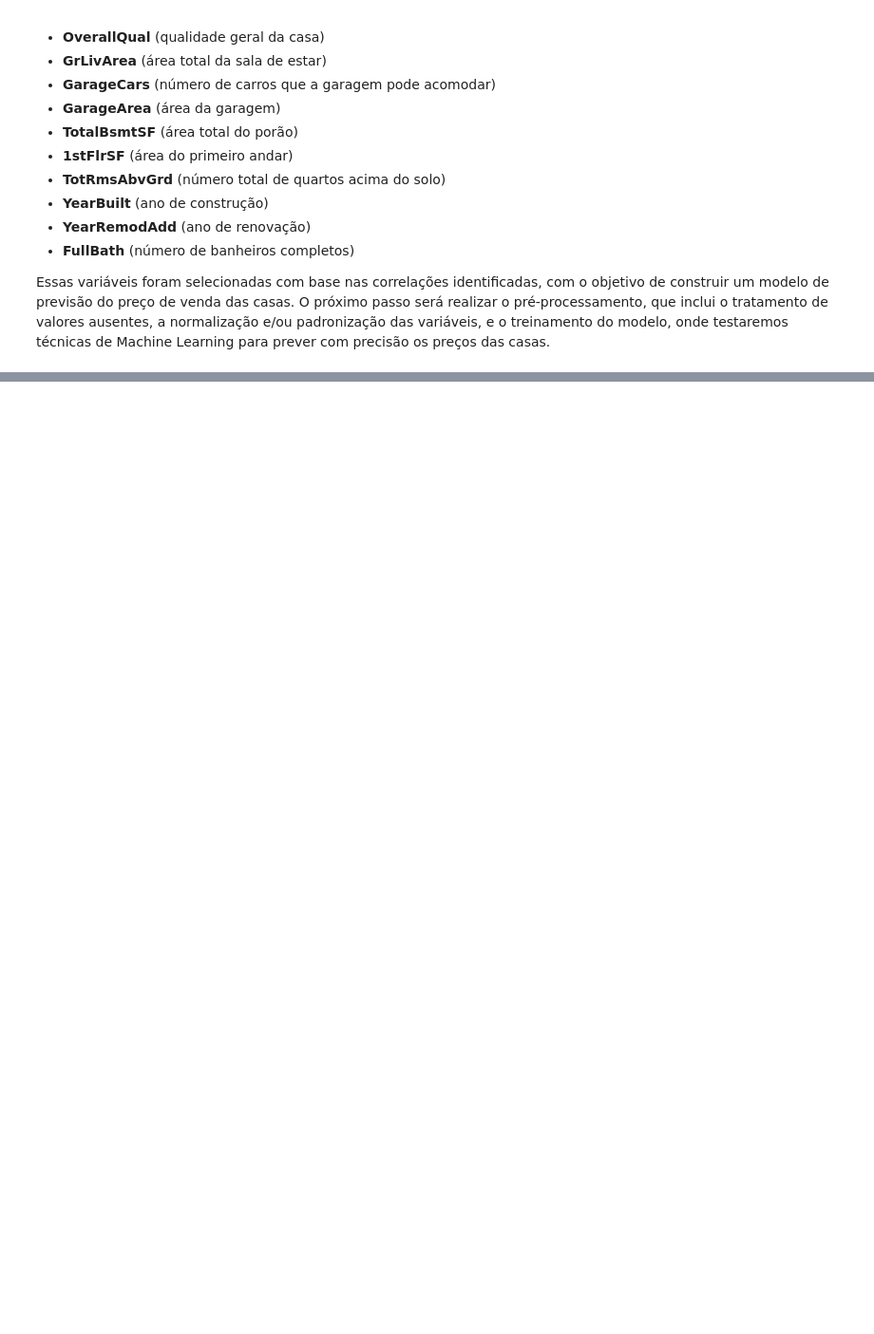
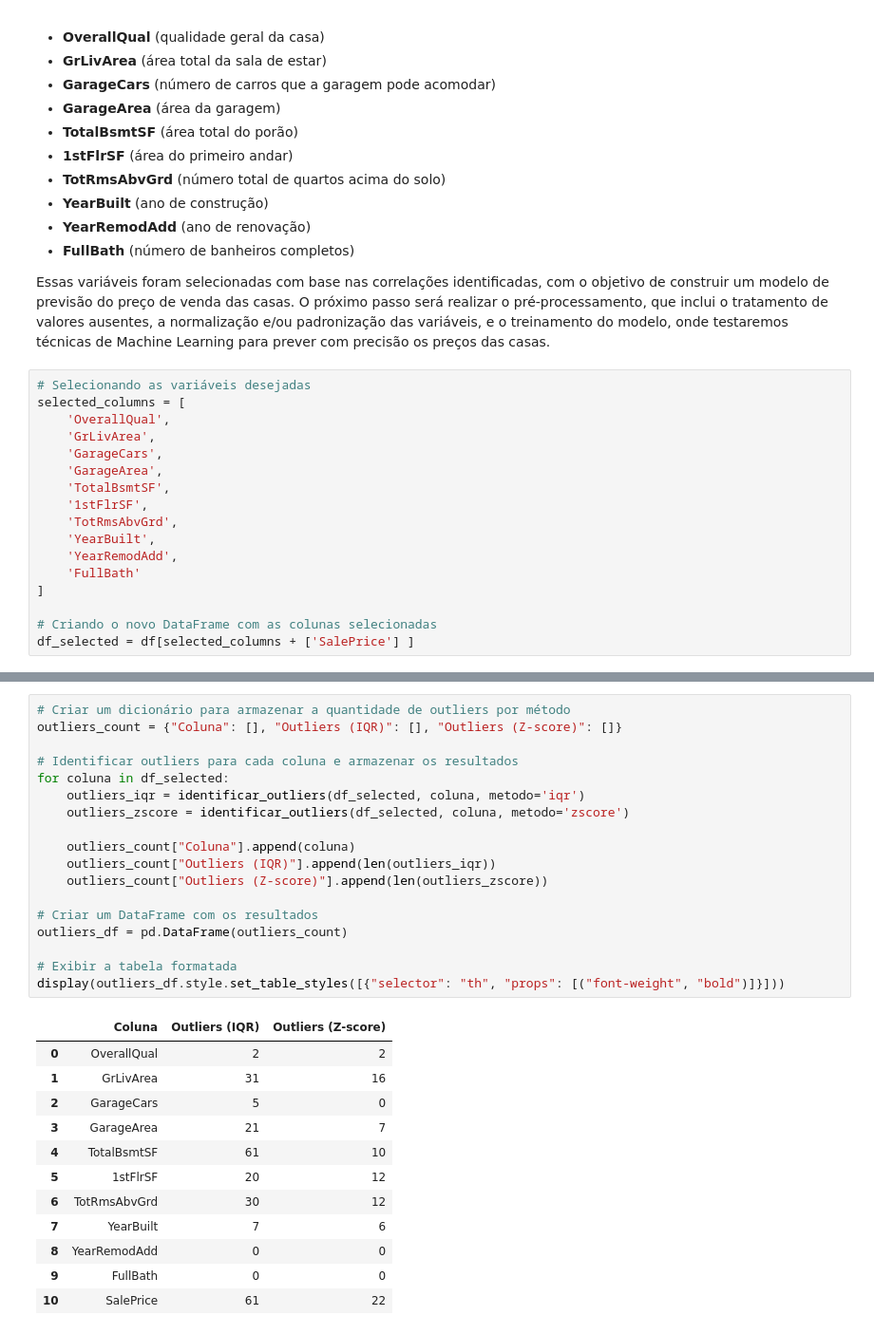
Before and after one commit to GahBarbosa/HousePrediction, a Jupyter notebook: HousePricePrediction.ipynb, the cells around one changed output, grey strips where cells are left out. Shown: that part at 95% size. Drawn from its saved outputs; the diff is of its cells as text; blank space fills up the shorter version.

```diff
--- a/HousePricePrediction.ipynb
+++ b/HousePricePrediction.ipynb
@@ -240,4 +316,21 @@ Após essa análise, selecionamos as variáveis mais impactantes, aquelas que ap
 - **FullBath** (número de banheiros completos)
 
 Essas variáveis foram selecionadas com base nas correlações identificadas, com o objetivo de construir um modelo de previsão do preço de venda das casas. O próximo passo será realizar o pré-processamento, que inclui o tratamento de valores ausentes, a normalização e/ou padronização das variáveis, e o treinamento do modelo, onde testaremos técnicas de Machine Learning para prever com precisão os preços das casas.
+# %%
+# Selecionando as variáveis desejadas
+selected_columns = [
+    'OverallQual',
+    'GrLivArea',
+    'GarageCars',
+    'GarageArea',
+    'TotalBsmtSF',
+    '1stFlrSF',
+    'TotRmsAbvGrd',
+    'YearBuilt',
+    'YearRemodAdd',
+    'FullBath'
+]
+
+# Criando o novo DataFrame com as colunas selecionadas
+df_selected = df[selected_columns + ['SalePrice'] ]
 # %% [markdown]
@@ -248,0 +382,31 @@ Primeiramente, realizamos o tratamento de outliers nas variáveis selecionadas c
+# %%
+# Criar um dicionário para armazenar a quantidade de outliers por método
+outliers_count = {"Coluna": [], "Outliers (IQR)": [], "Outliers (Z-score)": []}
+
+# Identificar outliers para cada coluna e armazenar os resultados
+for coluna in df_selected:
+    outliers_iqr = identificar_outliers(df_selected, coluna, metodo='iqr')
+    outliers_zscore = identificar_outliers(df_selected, coluna, metodo='zscore')
+
+    outliers_count["Coluna"].append(coluna)
+    outliers_count["Outliers (IQR)"].append(len(outliers_iqr))
+    outliers_count["Outliers (Z-score)"].append(len(outliers_zscore))
+
+# Criar um DataFrame com os resultados
+outliers_df = pd.DataFrame(outliers_count)
+
+# Exibir a tabela formatada
+display(outliers_df.style.set_table_styles([{"selector": "th", "props": [("font-weight", "bold")]}]))
+# %% [output]
+|  | Coluna | Outliers (IQR) | Outliers (Z-score) |
+| 0 | OverallQual | 2 | 2 |
+| 1 | GrLivArea | 31 | 16 |
+| 2 | GarageCars | 5 | 0 |
+| 3 | GarageArea | 21 | 7 |
+| 4 | TotalBsmtSF | 61 | 10 |
+| 5 | 1stFlrSF | 20 | 12 |
+| 6 | TotRmsAbvGrd | 30 | 12 |
+| 7 | YearBuilt | 7 | 6 |
+| 8 | YearRemodAdd | 0 | 0 |
+| 9 | FullBath | 0 | 0 |
+| 10 | SalePrice | 61 | 22 |
```
Also changed, not shown: parts of 85 cells of this notebook, 6 other files.
